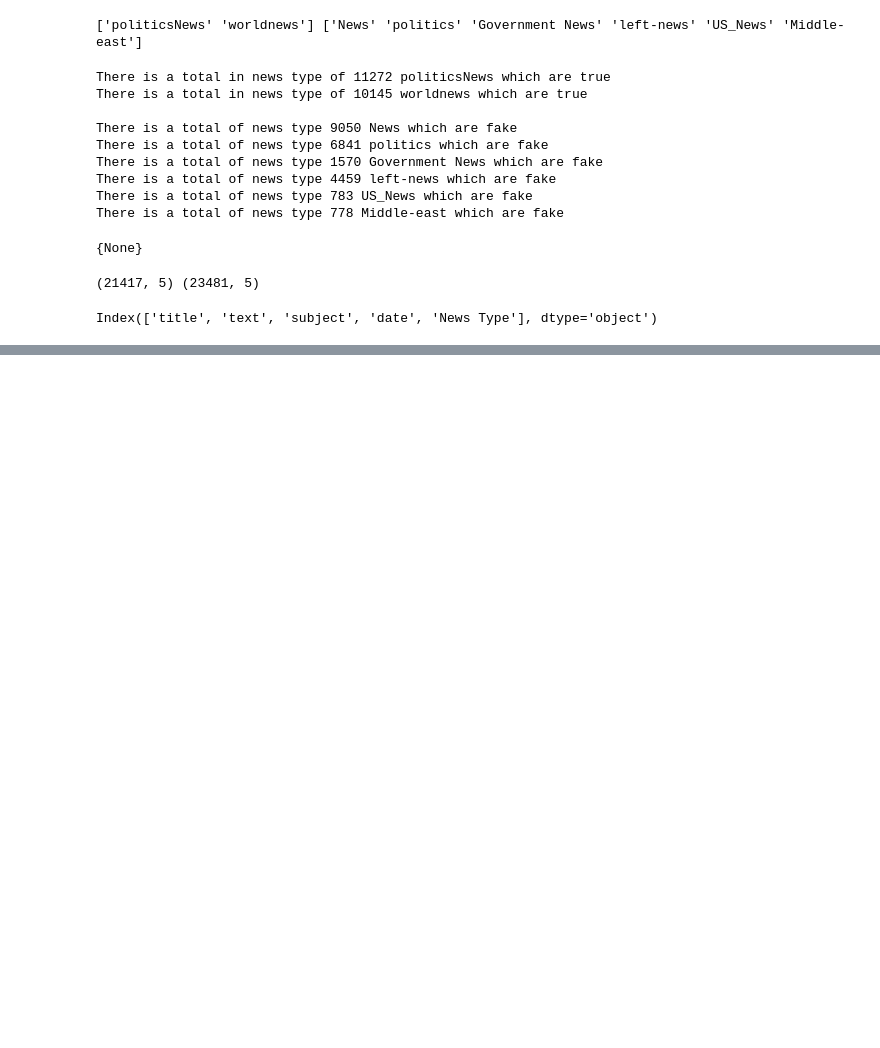
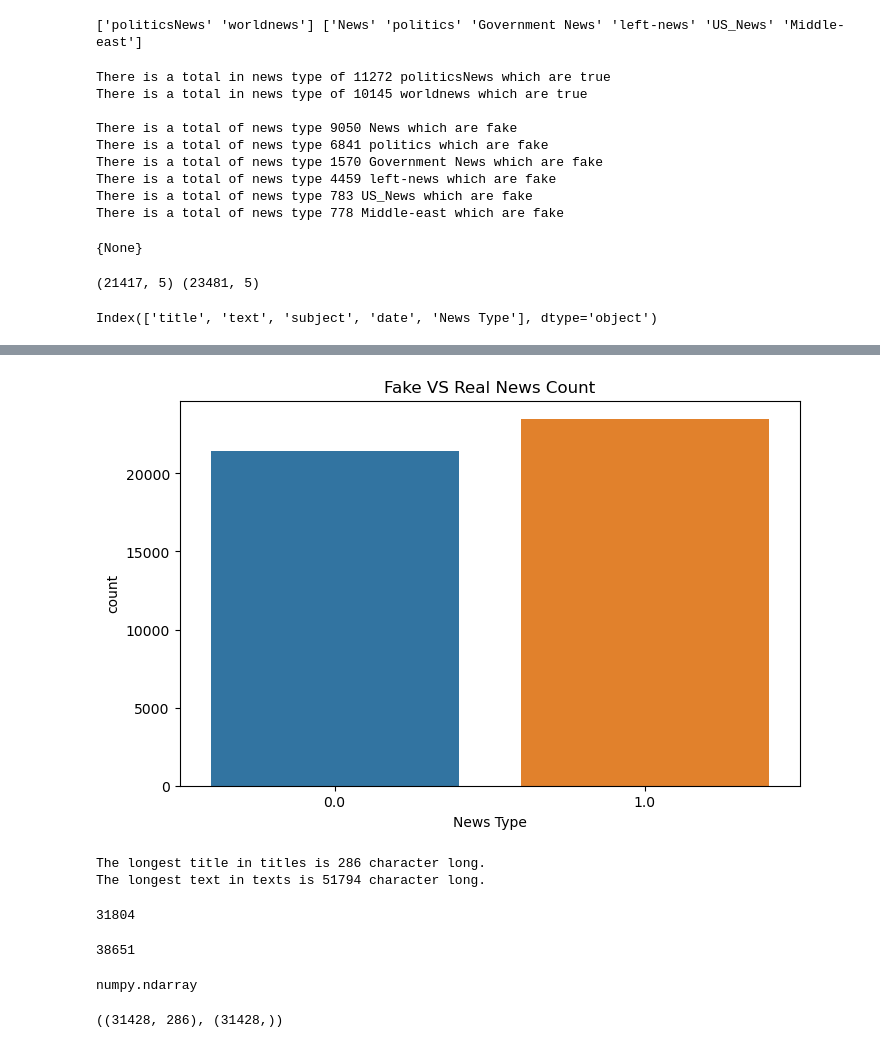
Before and after one commit to MoncefKa/kaggle-projects, a Jupyter notebook: fake-news-classification.ipynb, the cells around one changed output, grey strips where cells are left out. Drawn from its saved outputs; the diff is of its cells as text; code cells hidden in the pictures; blank space fills up the shorter version.

Commit message:
Kaggle Notebook | 📰[Fake-News] Classification | Version 2

```diff
--- a/fake-news-classification.ipynb
+++ b/fake-news-classification.ipynb
@@ -152,0 +174,4 @@ merged_data
+# %%
+encoder=OneHotEncoder()
+merged_data["News Type"]=encoder.fit_transform(merged_data[["News Type"]]).toarray()
+merged_data.head()
@@ -152,0 +185,45 @@ merged_data
+# %%
+plt.figure(figsize=(8,5))
+sns.countplot(data=merged_data,x="News Type")
+plt.title("Fake VS Real News Count")
+plt.show()
+# %% [output]
+[figure, added]
+# %%
+titles_maxlen=max([len(x) for x in processed_titles])
+text_maxlen=max([len(text) for x in processed_text for text in x])
+print(f"The longest title in titles is {titles_maxlen} character long.")
+print(f"The longest text in texts is {text_maxlen} character long.")
+# %% [output]
+The longest title in titles is 286 character long.
+The longest text in texts is 51794 character long.
+# %%
+tokenizer_titles=Tokenizer(oov_token="[UKN]")
+tokenizer_titles.fit_on_texts(processed_titles)
+titles_totalwords=len(tokenizer_titles.word_index)+1
+titles_totalwords
+# %% [output]
+31804
+# %%
+tokenizer_text=Tokenizer(oov_token="[UKN]")
+tokenizer_text.fit_on_texts(processed_text)
+text_totalwords=len(tokenizer_text.word_index)+1
+text_totalwords
+# %% [output]
+38651
+# %%
+sequence_titles=tokenizer_titles.texts_to_sequences(processed_titles)
+padd_titles=pad_sequences(sequence_titles,padding="post",maxlen=titles_maxlen)
+type(padd_titles)
+# %% [output]
+numpy.ndarray
+# %%
+
+X_train_titles,X_test_titles,y_train_titles,y_test_titles=train_test_split(padd_titles,\
+                                                                           merged_data["News Type"].values,\
+                                                                           test_size=.3,shuffle=True,\
+                                                                           random_state=1234)
+
+X_train_titles.shape,y_train_titles.shape
+# %% [output]
+((31428, 286), (31428,))
```
Also changed, not shown: parts of 13 cells of this notebook.
